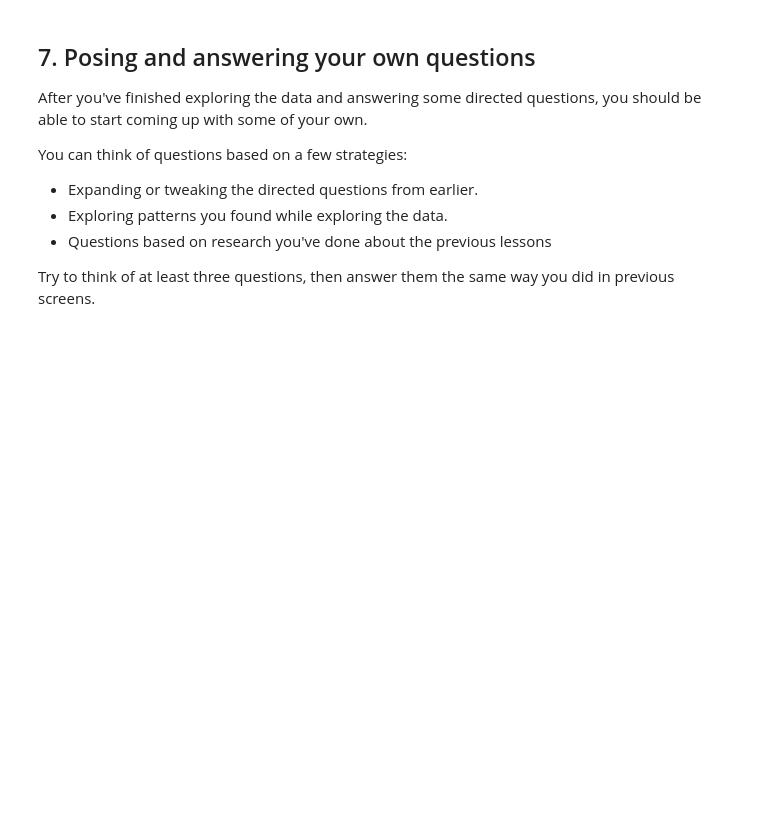
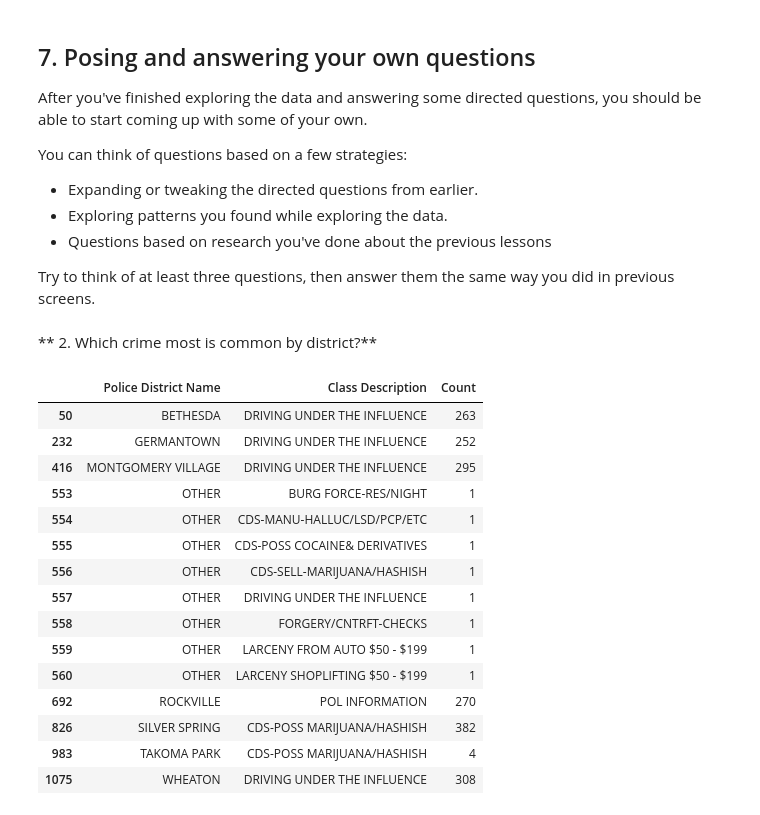
Before and after one commit to adrianabenicio/MontgomeryCrimes, a Jupyter notebook: Project #1 Finding Patterns in Crime.ipynb, the cells around one changed output. Saved outputs shown, nothing was run; the diff lists cells and outputs as text; code cells hidden in the pictures; blank space fills up the shorter version.

```diff
--- a/Project #1 Finding Patterns in Crime.ipynb
+++ b/Project #1 Finding Patterns in Crime.ipynb
@@ -523,3 +531,31 @@ You can think of questions based on a few strategies:
 - Questions based on research you've done about the previous lessons
 
 Try to think of at least three questions, then answer them the same way you did in previous screens.
+# %% [markdown]
+** 2. Which crime most is common by district?**
+# %%
+
+crimes_by_district = crimes.pivot_table(index=['Police District Name', 'Class Description'], values=['Incident ID'], aggfunc='count')
+crimes_by_district.rename(columns={'Incident ID':'Count'}, inplace=True) # Renaming column
+crimes_by_district.reset_index(inplace=True) # Removing indexes
+
+
+idx = crimes_by_district.groupby(['Police District Name'])['Count'].transform(max) == crimes_by_district['Count']
+crimes_by_district[idx]
+# %% [output]
+|  | Police District Name | Class Description | Count |
+| 50 | BETHESDA | DRIVING UNDER THE INFLUENCE | 263 |
+| 232 | GERMANTOWN | DRIVING UNDER THE INFLUENCE | 252 |
+| 416 | MONTGOMERY VILLAGE | DRIVING UNDER THE INFLUENCE | 295 |
+| 553 | OTHER | BURG FORCE-RES/NIGHT | 1 |
+| 554 | OTHER | CDS-MANU-HALLUC/LSD/PCP/ETC | 1 |
+| 555 | OTHER | CDS-POSS COCAINE& DERIVATIVES | 1 |
+| 556 | OTHER | CDS-SELL-MARIJUANA/HASHISH | 1 |
+| 557 | OTHER | DRIVING UNDER THE INFLUENCE | 1 |
+| 558 | OTHER | FORGERY/CNTRFT-CHECKS | 1 |
+| 559 | OTHER | LARCENY FROM AUTO $50 - $199 | 1 |
+| 560 | OTHER | LARCENY SHOPLIFTING $50 - $199 | 1 |
+| 692 | ROCKVILLE | POL INFORMATION | 270 |
+| 826 | SILVER SPRING | CDS-POSS MARIJUANA/HASHISH | 382 |
+| 983 | TAKOMA PARK | CDS-POSS MARIJUANA/HASHISH | 4 |
+| 1075 | WHEATON | DRIVING UNDER THE INFLUENCE | 308 |
```
Also changed, not shown: parts of 1 cell of this notebook.
